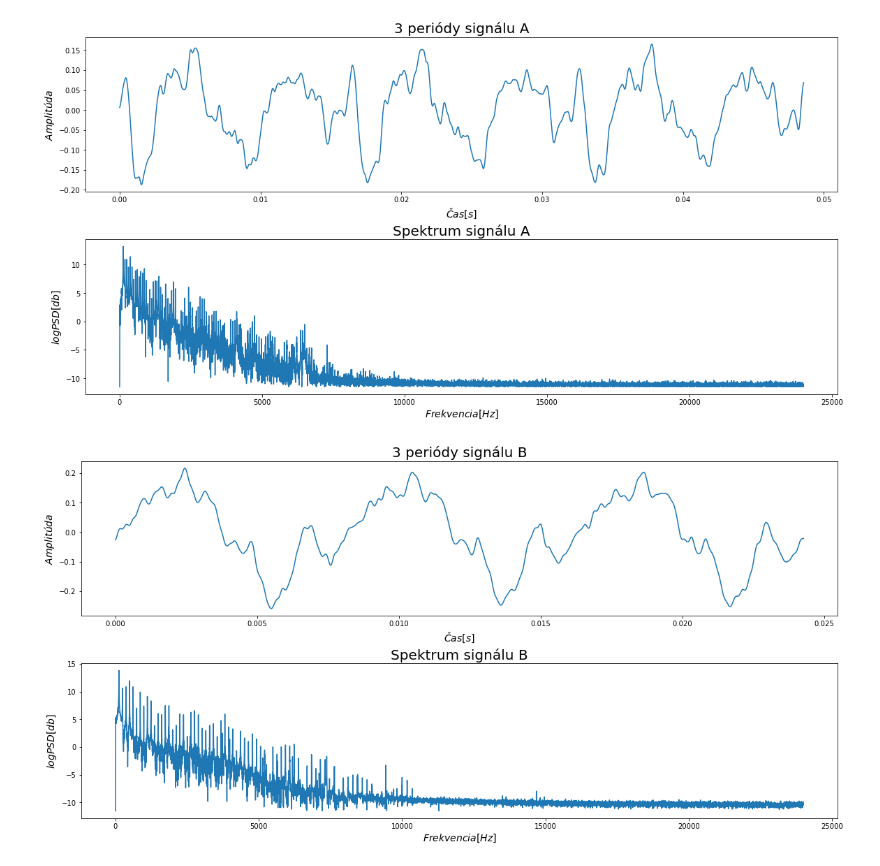
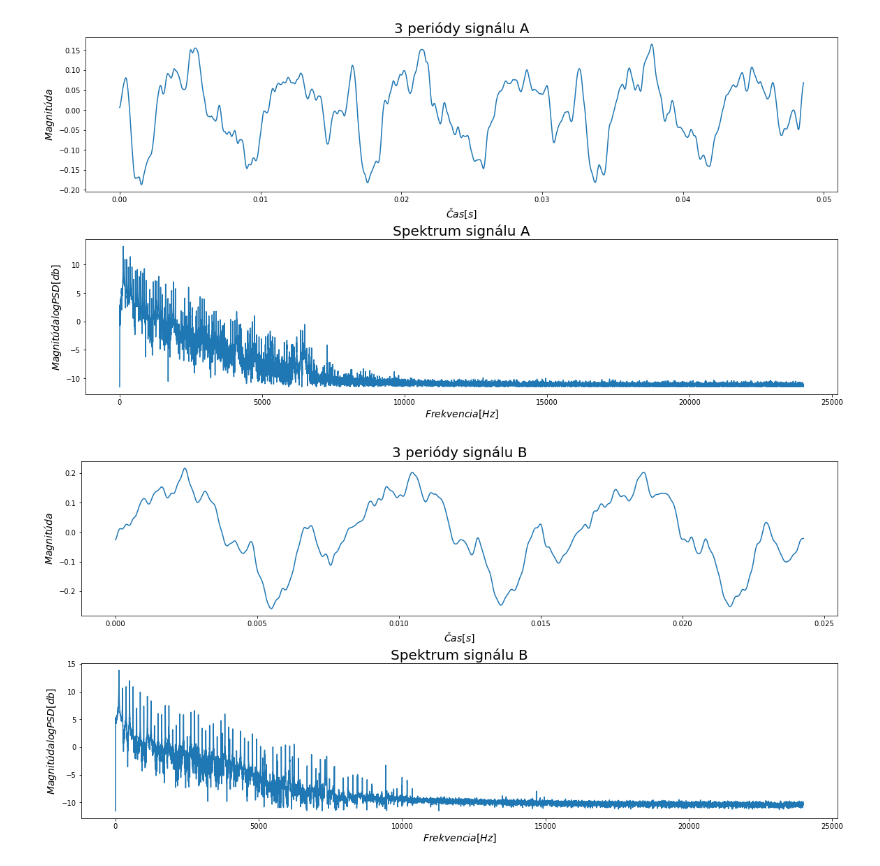
Before and after one commit to imiskii/VUT-FIT, a Jupyter notebook: ISS (Signals and Systems)/Project/project.ipynb, the cells around one changed output. Cells and saved outputs as stored; diff of their text form; code cells hidden in the pictures.

```diff
--- a/ISS (Signals and Systems)/Project/project.ipynb
+++ b/ISS (Signals and Systems)/Project/project.ipynb
@@ -17,7 +17,7 @@ HOWMUCH_SEC = 0.5
 WHOLETONE_SEC = 2
 howmanytones = MIDITO - MIDIFROM + 1
 tones = np.arange(MIDIFROM, MIDITO+1)
-s, Fs = sf.read("piano.wav")
+s, Fs = sf.read("klavir.wav")
 N = int(Fs * HOWMUCH_SEC)
 Nwholetone = int(Fs * WHOLETONE_SEC)
 xall = np.zeros((MIDITO+1, N))
@@ -75,7 +76,7 @@ plt.figure(figsize=(16,8), constrained_layout= True)
 # 3 periody signálu A
 plt.subplot(211)
 plt.title('3 periódy signálu A', fontsize='20')
-plt.ylabel('$Amplitúda$', fontsize='14')
+plt.ylabel('$Magnitúda$', fontsize='14')
 plt.xlabel('$Čas[s]$', fontsize='14')
 plt.plot(x[:N_3p], toneA[0][:N_3p])
 
@@ -87,7 +88,7 @@ F_A = np.arange(moduleHalf_A.size) * (Fs/N)  # Frekvencia sú F = vzorkovacia fr
 
 plt.subplot(212)
 plt.title(label='Spektrum signálu A', fontsize='20')
-plt.ylabel('$logPSD[db]$', fontsize='14')
+plt.ylabel('$Magnitúda logPSD[db]$', fontsize='14')
 plt.xlabel('$Frekvencia[Hz]$', fontsize='14')
 plt.plot(F_A, np.log(np.abs(moduleHalf_A)**2 + 10 ** -5)) # Zobrazíme ako logaritmus
 
@@ -102,7 +103,7 @@ plt.figure(figsize=(16,8), constrained_layout= True)
 # 3 periody signálu B
 plt.subplot(211)
 plt.title('3 periódy signálu B', fontsize='20')
-plt.ylabel('$Amplitúda$', fontsize='14')
+plt.ylabel('$Magnitúda$', fontsize='14')
 plt.xlabel('$Čas[s]$', fontsize='14')
 plt.plot(x[:N_3p], toneB[0][:N_3p])
 
@@ -114,39 +115,39 @@ F_B = np.arange(moduleHalf_B.size) * (Fs/N)  # Frekvencia sú F = vzorkovacia fr
 
 plt.subplot(212)
 plt.title(label='Spektrum signálu B', fontsize='20')
-plt.ylabel('$logPSD[db]$', fontsize='14')
+plt.ylabel('$Magnitúda logPSD[db]$', fontsize='14')
 plt.xlabel('$Frekvencia[Hz]$', fontsize='14')
 plt.plot(F_B, np.log(np.abs(moduleHalf_B)**2 + 10 ** -5)) # Zobrazíme ako logaritmus
 
 ############################# signal C #############################
 
                             # 1318.51 frekvencia MIDI 88
 T = 1/1318.51               # jedna perioda
 N_3p = int(Fs*3*T)          # počet vzorkov pre 3 periody signálu C
 
 plt.figure(figsize=(16,8), constrained_layout= True)
 
 # 3 periody signálu C
 plt.subplot(211)
 plt.title('3 periódy signálu C', fontsize='20')
-plt.ylabel('$Amplitúda$', fontsize='14')
+plt.ylabel('$Magnitúda$', fontsize='14')
 plt.xlabel('$Čas[s]$', fontsize='14')
 plt.plot(x[:N_3p], toneC[0][:N_3p])
 
 # spektrum signálu C
 ToneC_DFT = np.fft.fft(toneC[0])
 moduleC = np.abs(ToneC_DFT)
 moduleHalf_C = moduleC[:moduleC.size // 2]   # Stačí nám polovica keďže dft je simetrické od stredu
 F_C = np.arange(moduleHalf_C.size) * (Fs/N)  # Frekvencia sú F = vzorkovacia frekvencia / počet vzorkov
 
 plt.subplot(212)
 plt.title(label='Spektrum signálu C', fontsize='20')
-plt.ylabel('$logPSD[db]$', fontsize='14')
+plt.ylabel('$Magnitúda logPSD[db]$', fontsize='14')
 plt.xlabel('$Frekvencia[Hz]$', fontsize='14')
 plt.plot(F_C, np.log(np.abs(moduleHalf_C)**2 + 10 ** -5)) # Zobrazíme ako logaritmus
 
 
 plt.show()
 # %% [output]
-[figure, old version]
+[figure, new version]
-[figure, old version]
+[figure, new version]
```
Also changed, not shown: parts of 6 cells of this notebook.
